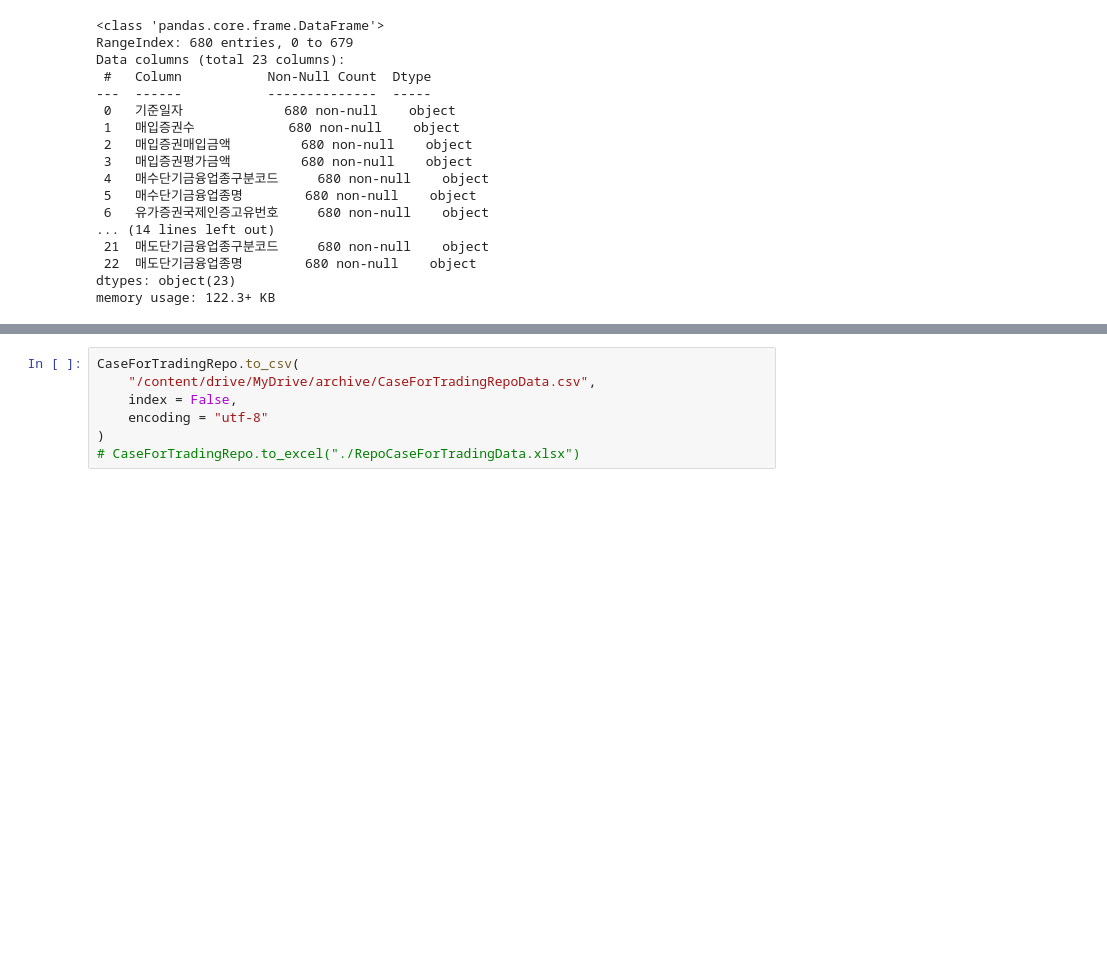
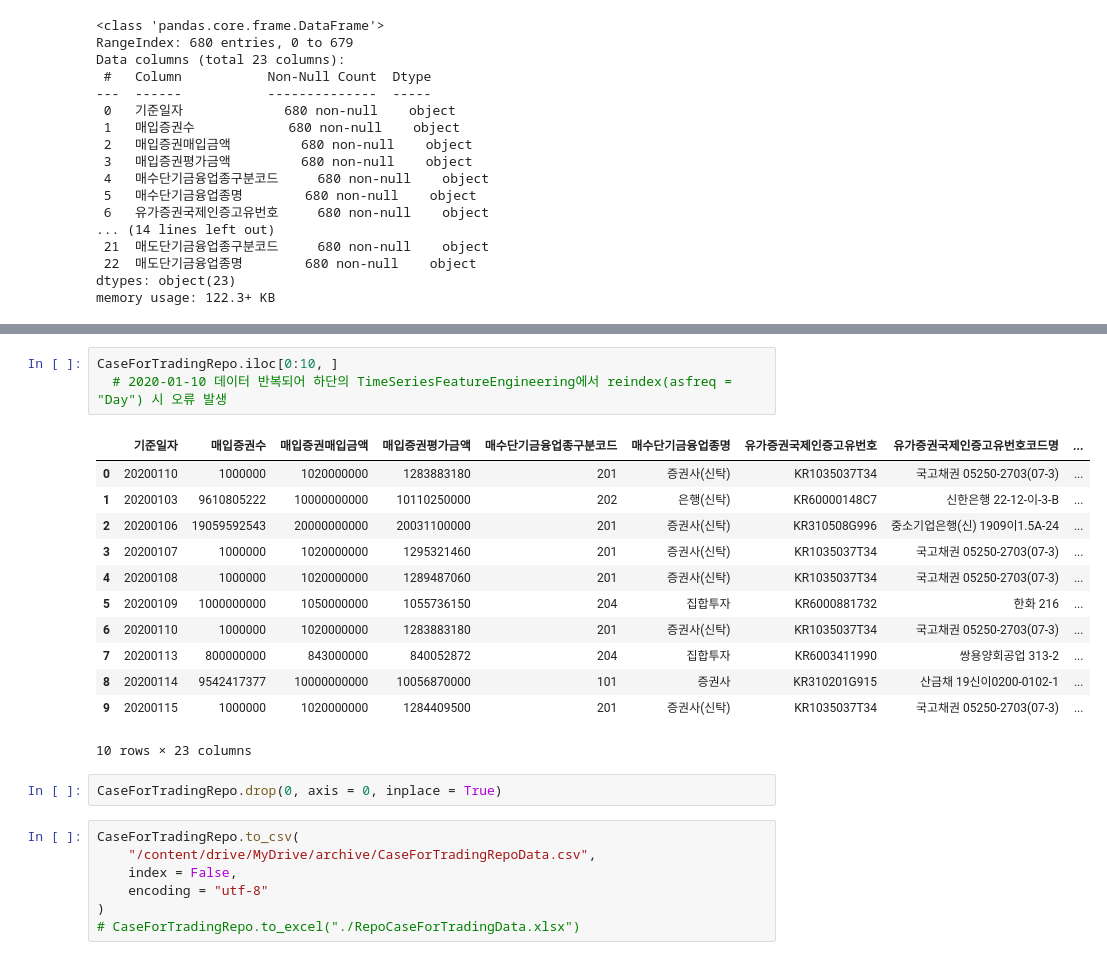
Before and after one commit to ksydata/HanaDTUniv_ToyObject, a Jupyter notebook: TimeSeriesDataPreprocessing.ipynb, the cells around one changed output, grey strips where cells are left out. Saved outputs shown, nothing was run; the diff lists cells and outputs as text; blank space fills up the shorter version.

```diff
--- a/TimeSeriesDataPreprocessing.ipynb
+++ b/TimeSeriesDataPreprocessing.ipynb
@@ -430,3 +417,21 @@ CaseForTradingRepo
+# %%
+CaseForTradingRepo.iloc[0:10, ]
+  # 2020-01-10 데이터 반복되어 하단의 TimeSeriesFeatureEngineering에서 reindex(asfreq = "Day") 시 오류 발생
+# %% [output]
+|  | 기준일자 | 매입증권수 | 매입증권매입금액 | 매입증권평가금액 | 매수단기금융업종구분코드 | 매수단기금융업종명 | 유가증권국제인증고유번호 | 유가증권국제인증고유번호코드명 | ... |
+| 0 | 20200110 | 1000000 | 1020000000 | 1283883180 | 201 | 증권사(신탁) | KR1035037T34 | 국고채권 05250-2703(07-3) | ... |
+| 1 | 20200103 | 9610805222 | 10000000000 | 10110250000 | 202 | 은행(신탁) | KR60000148C7 | 신한은행 22-12-이-3-B | ... |
+| 2 | 20200106 | 19059592543 | 20000000000 | 20031100000 | 201 | 증권사(신탁) | KR310508G996 | 중소기업은행(신) 1909이1.5A-24 | ... |
+| 3 | 20200107 | 1000000 | 1020000000 | 1295321460 | 201 | 증권사(신탁) | KR1035037T34 | 국고채권 05250-2703(07-3) | ... |
+| 4 | 20200108 | 1000000 | 1020000000 | 1289487060 | 201 | 증권사(신탁) | KR1035037T34 | 국고채권 05250-2703(07-3) | ... |
+| 5 | 20200109 | 1000000000 | 1050000000 | 1055736150 | 204 | 집합투자 | KR6000881732 | 한화 216 | ... |
+| 6 | 20200110 | 1000000 | 1020000000 | 1283883180 | 201 | 증권사(신탁) | KR1035037T34 | 국고채권 05250-2703(07-3) | ... |
+| 7 | 20200113 | 800000000 | 843000000 | 840052872 | 204 | 집합투자 | KR6003411990 | 쌍용양회공업 313-2 | ... |
+| 8 | 20200114 | 9542417377 | 10000000000 | 10056870000 | 101 | 증권사 | KR310201G915 | 산금채 19신이0200-0102-1 | ... |
+| 9 | 20200115 | 1000000 | 1020000000 | 1284409500 | 201 | 증권사(신탁) | KR1035037T34 | 국고채권 05250-2703(07-3) | ... |
+10 rows × 23 columns
+# %%
+CaseForTradingRepo.drop(0, axis = 0, inplace = True)
 # %%
 CaseForTradingRepo.to_csv(
     "/content/drive/MyDrive/archive/CaseForTradingRepoData.csv",
```
Also changed, not shown: parts of 10 cells of this notebook.
